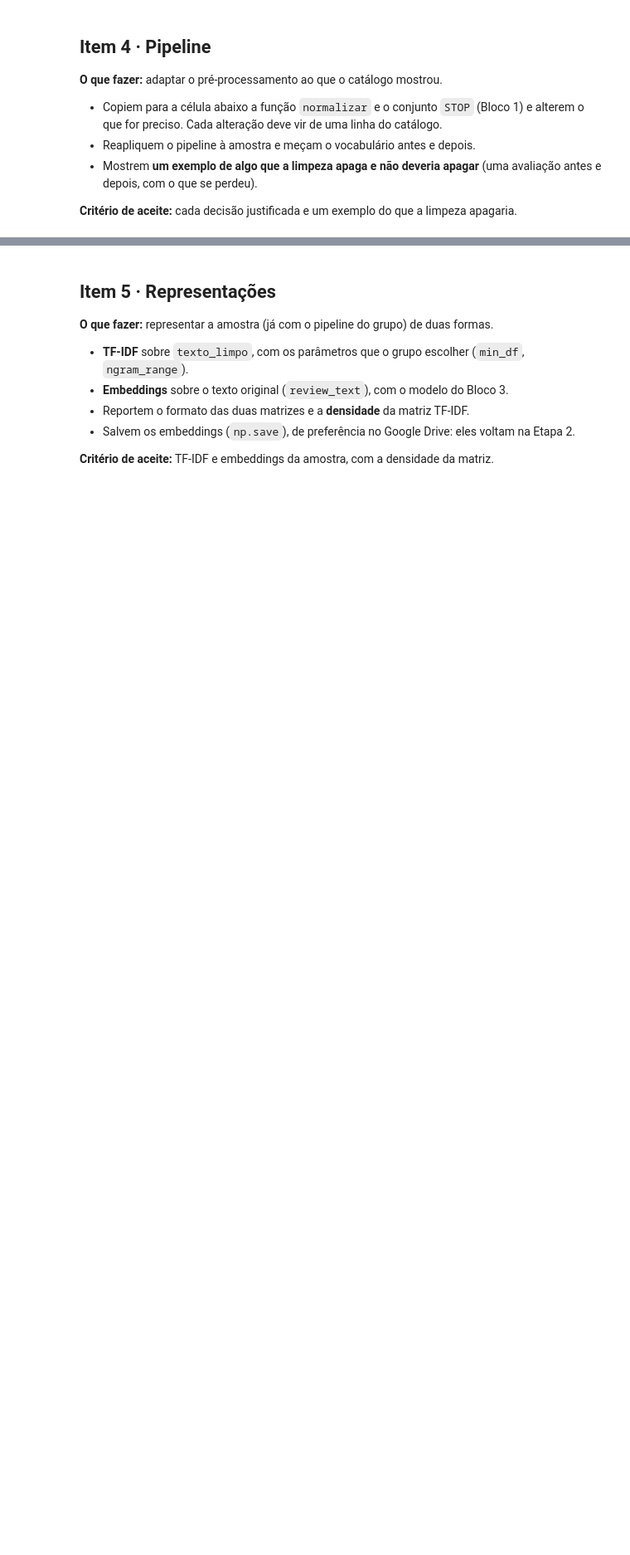
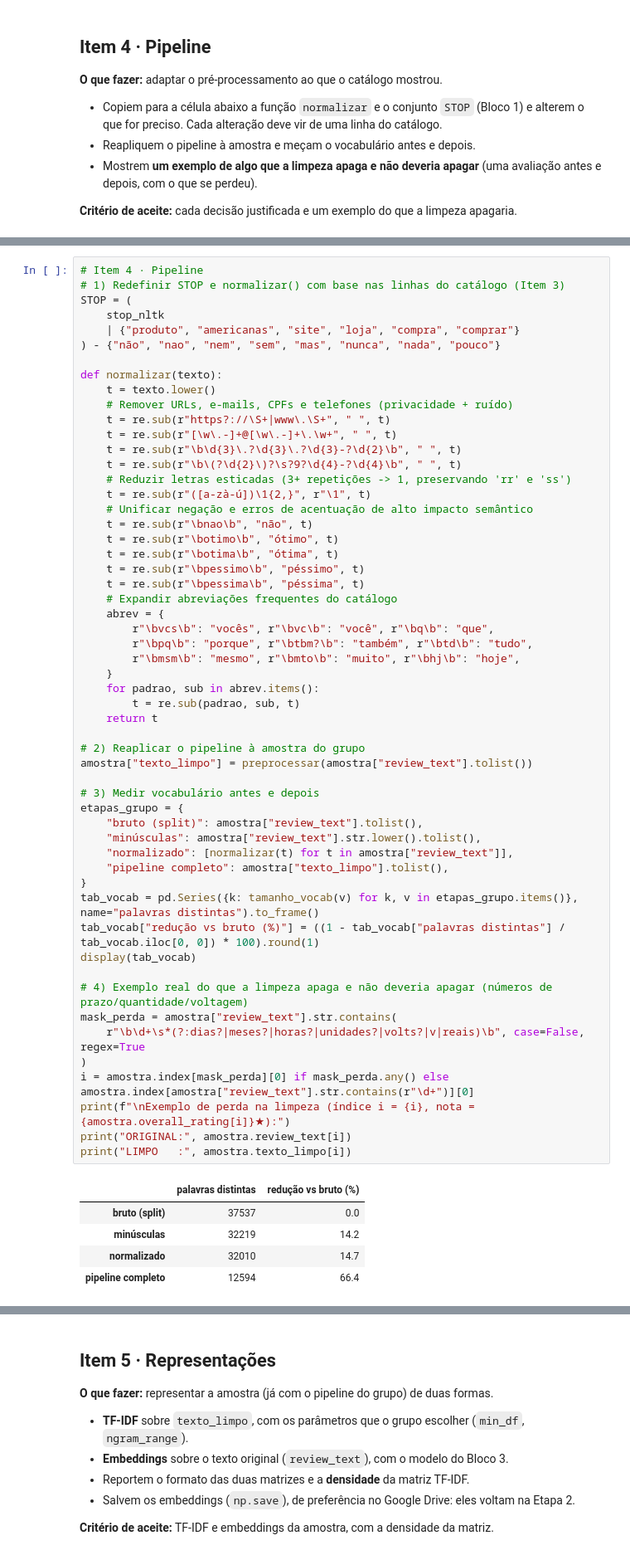
Before and after one commit to resende-git/mineracao-textos-2026, a Jupyter notebook: notebooks/01_do_texto_ao_vetor.ipynb, the cells around one changed output, grey strips where cells are left out. Shown at 83% size. Cells and saved outputs as stored; diff of their text form; blank space fills up the shorter version.

```diff
--- a/notebooks/01_do_texto_ao_vetor.ipynb
+++ b/notebooks/01_do_texto_ao_vetor.ipynb
@@ -855,0 +1014,61 @@ _Escrevam aqui o exemplo._
+# %%
+# Item 4 · Pipeline
+# 1) Redefinir STOP e normalizar() com base nas linhas do catálogo (Item 3)
+STOP = (
+    stop_nltk
+    | {"produto", "americanas", "site", "loja", "compra", "comprar"}
+) - {"não", "nao", "nem", "sem", "mas", "nunca", "nada", "pouco"}
+
+def normalizar(texto):
+    t = texto.lower()
+    # Remover URLs, e-mails, CPFs e telefones (privacidade + ruído)
+    t = re.sub(r"https?://\S+|www\.\S+", " ", t)
+    t = re.sub(r"[\w\.-]+@[\w\.-]+\.\w+", " ", t)
+    t = re.sub(r"\b\d{3}\.?\d{3}\.?\d{3}-?\d{2}\b", " ", t)
+    t = re.sub(r"\b\(?\d{2}\)?\s?9?\d{4}-?\d{4}\b", " ", t)
+    # Reduzir letras esticadas (3+ repetições -> 1, preservando 'rr' e 'ss')
+    t = re.sub(r"([a-zà-ú])\1{2,}", r"\1", t)
+    # Unificar negação e erros de acentuação de alto impacto semântico
+    t = re.sub(r"\bnao\b", "não", t)
+    t = re.sub(r"\botimo\b", "ótimo", t)
+    t = re.sub(r"\botima\b", "ótima", t)
+    t = re.sub(r"\bpessimo\b", "péssimo", t)
+    t = re.sub(r"\bpessima\b", "péssima", t)
+    # Expandir abreviações frequentes do catálogo
+    abrev = {
+        r"\bvcs\b": "vocês", r"\bvc\b": "você", r"\bq\b": "que",
+        r"\bpq\b": "porque", r"\btbm?\b": "também", r"\btd\b": "tudo",
+        r"\bmsm\b": "mesmo", r"\bmto\b": "muito", r"\bhj\b": "hoje",
+    }
+    for padrao, sub in abrev.items():
+        t = re.sub(padrao, sub, t)
+    return t
+
+# 2) Reaplicar o pipeline à amostra do grupo
+amostra["texto_limpo"] = preprocessar(amostra["review_text"].tolist())
+
+# 3) Medir vocabulário antes e depois
+etapas_grupo = {
+    "bruto (split)": amostra["review_text"].tolist(),
+    "minúsculas": amostra["review_text"].str.lower().tolist(),
+    "normalizado": [normalizar(t) for t in amostra["review_text"]],
+    "pipeline completo": amostra["texto_limpo"].tolist(),
+}
+tab_vocab = pd.Series({k: tamanho_vocab(v) for k, v in etapas_grupo.items()}, name="palavras distintas").to_frame()
+tab_vocab["redução vs bruto (%)"] = ((1 - tab_vocab["palavras distintas"] / tab_vocab.iloc[0, 0]) * 100).round(1)
+display(tab_vocab)
+
+# 4) Exemplo real do que a limpeza apaga e não deveria apagar (números de prazo/quantidade/voltagem)
+mask_perda = amostra["review_text"].str.contains(
+    r"\b\d+\s*(?:dias?|meses?|horas?|unidades?|volts?|v|reais)\b", case=False, regex=True
+)
+i = amostra.index[mask_perda][0] if mask_perda.any() else amostra.index[amostra["review_text"].str.contains(r"\d+")][0]
+print(f"\nExemplo de perda na limpeza (índice i = {i}, nota = {amostra.overall_rating[i]}★):")
+print("ORIGINAL:", amostra.review_text[i])
+print("LIMPO   :", amostra.texto_limpo[i])
+# %% [output]
+|  | palavras distintas | redução vs bruto (%) |
+| bruto (split) | 37537 | 0.0 |
+| minúsculas | 32219 | 14.2 |
+| normalizado | 32010 | 14.7 |
+| pipeline completo | 12594 | 66.4 |
```
Also changed, not shown: parts of 34 cells of this notebook.
